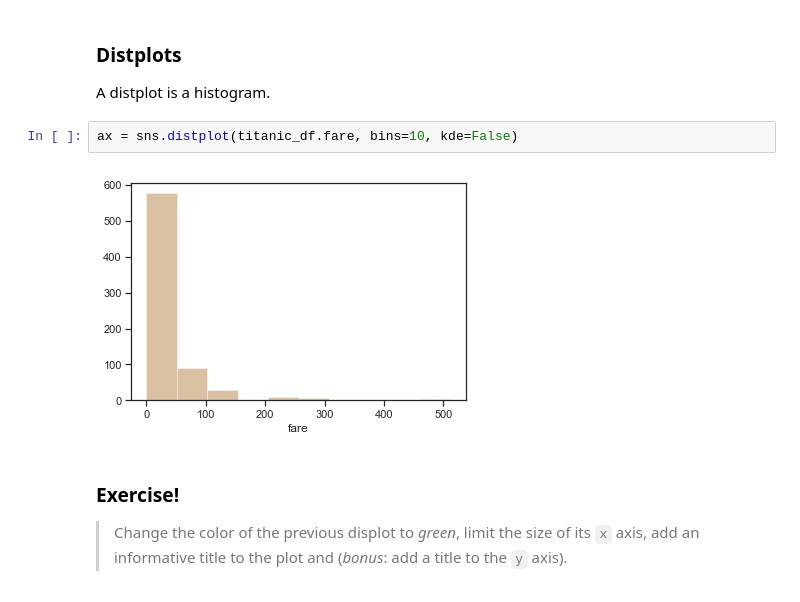
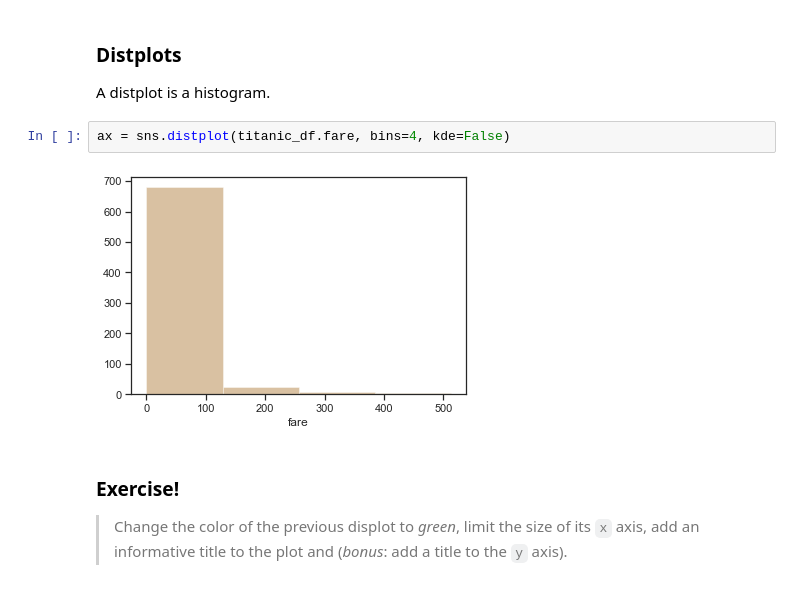
Before and after one commit to erikmagic/python-tutorials, a Jupyter notebook: seaborn/seaborn_en.ipynb, the cells around one changed output. Drawn from its saved outputs; the diff is of its cells as text.

```diff
--- a/seaborn/seaborn_en.ipynb
+++ b/seaborn/seaborn_en.ipynb
@@ -367,9 +368,9 @@ The `shade=True` argument is used to color the area under the curve by the way.
 ### Distplots
 A distplot is a histogram.
 # %%
-ax = sns.distplot(titanic_df.fare, bins=10, kde=False)
+ax = sns.distplot(titanic_df.fare, bins=4, kde=False)
 # %% [output]
-[figure, old version]
+[figure, new version]
 # %% [markdown]
 ### Exercise!
 > Change the color of the previous displot to *green*, limit the size of its `x` axis, add an informative title to the plot and (_bonus_: add a title to the `y` axis).
```
Also changed, not shown: parts of 39 cells of this notebook, 2 other files.
